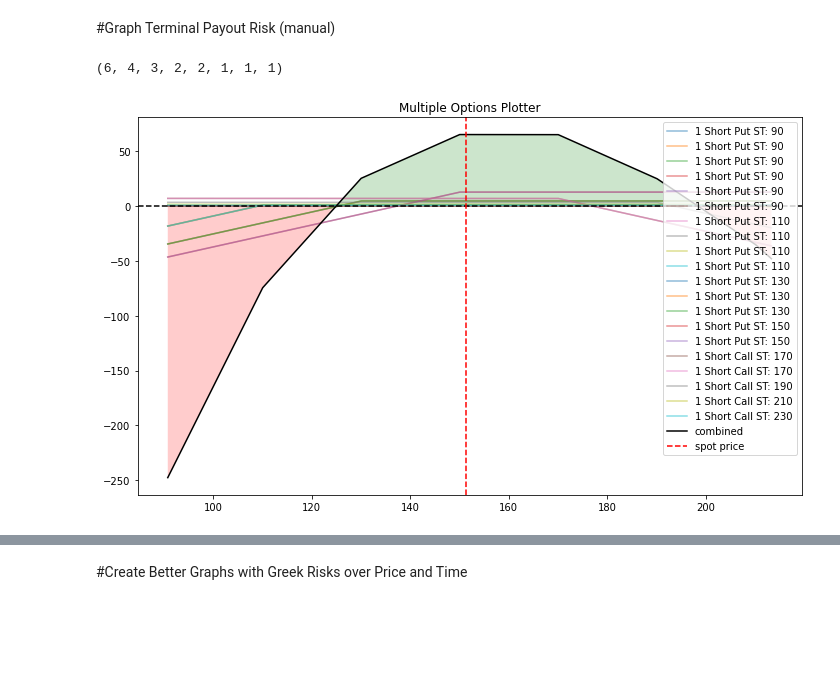
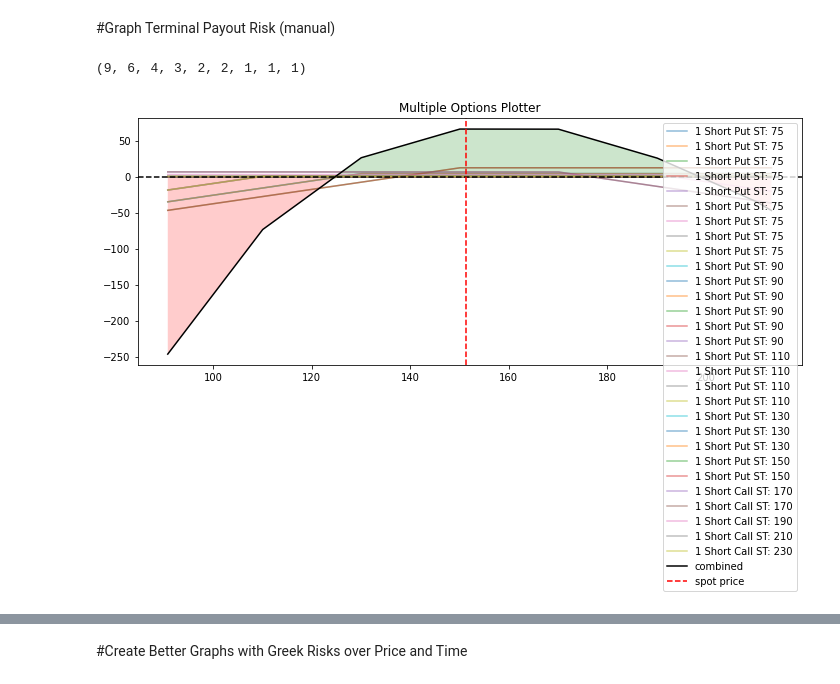
Before and after one commit to jimtoberfest/options_notebooks, a Jupyter notebook: synthetic_variance_swap.ipynb, the cells around one changed output, grey strips where cells are left out. Saved outputs shown, nothing was run; the diff lists cells and outputs as text; code cells hidden in the pictures; blank space fills up the shorter version.

```diff
--- a/synthetic_variance_swap.ipynb
+++ b/synthetic_variance_swap.ipynb
@@ -170,32 +170,33 @@ v_ops['pos_premium'].sum()*100
 # %% [markdown]
 #Graph Terminal Payout Risk (manual)
 # %%
-6,4,3,2,2,1,1,1   #how many of each strike
+9,6,4,3,2,2,1,1,1   #how many of each strike
 # %% [output]
-(6, 4, 3, 2, 2, 1, 1, 1)
+(9, 6, 4, 3, 2, 2, 1, 1, 1)
 # %%
 op1={'op_type': 'p', 'strike': 90, 'tr_type': 's', 'op_pr': .30}
 op2={'op_type': 'p', 'strike': 110, 'tr_type': 's', 'op_pr': 1.00}
 op3={'op_type': 'p', 'strike': 130, 'tr_type': 's', 'op_pr': 4.65}
 op4={'op_type': 'p', 'strike': 150, 'tr_type': 's', 'op_pr': 12.75}
 op5={'op_type': 'c', 'strike': 170, 'tr_type': 's', 'op_pr': 7.00}
 op6={'op_type': 'c', 'strike': 190, 'tr_type': 's', 'op_pr': 3.45}
 op7={'op_type': 'c', 'strike': 210, 'tr_type': 's', 'op_pr': 1.70}
 op8={'op_type': 'c', 'strike': 230, 'tr_type': 's', 'op_pr': .85}
+op11={'op_type': 'p', 'strike': 75, 'tr_type': 's', 'op_pr': .15}
 
 # Using a live fence as a heage as the op.multiplotter cant do a true delta hedge
 op9={'op_type': 'p', 'strike': 150, 'tr_type': 'b', 'op_pr': 12.75}  #hedge
 op10={'op_type': 'c', 'strike': 170, 'tr_type': 's', 'op_pr': 7.00}  #hedge
 
 
-op_list=[op1,op1,op1,op1,op1,op1,op2,op2,op2,op2, op3,op3,op3, op4,op4, op5,op5, op6, op7, op8]
+op_list=[op11,op11,op11,op11,op11,op11,op11,op11,op11,op1,op1,op1,op1,op1,op1,op2,op2,op2,op2, op3,op3,op3, op4,op4, op5,op5, op6, op7, op8]
 
-hedged_op_list=[op1,op1,op1,op1,op1,op1,op2,op2,op2,op2, op3,op3,op3, op4,op4, op5,op5, op6, op7, op8, op9, op10]
+hedged_op_list=[op11,op11,op11,op11,op11,op11,op11,op11,op11,op1,op1,op1,op1,op1,op1,op2,op2,op2,op2, op3,op3,op3, op4,op4, op5,op5, op6, op7, op8, op9, op10, op6]
 
 
 op.multi_plotter(spot=S,spot_range=(40), op_list=op_list)
 # %% [output]
-[figure, old version]
+[figure, new version]
 # %%
 op.multi_plotter(spot=S,spot_range=(40), op_list=hedged_op_list)
 # %% [output]
```
Also changed, not shown: parts of 11 cells of this notebook.
